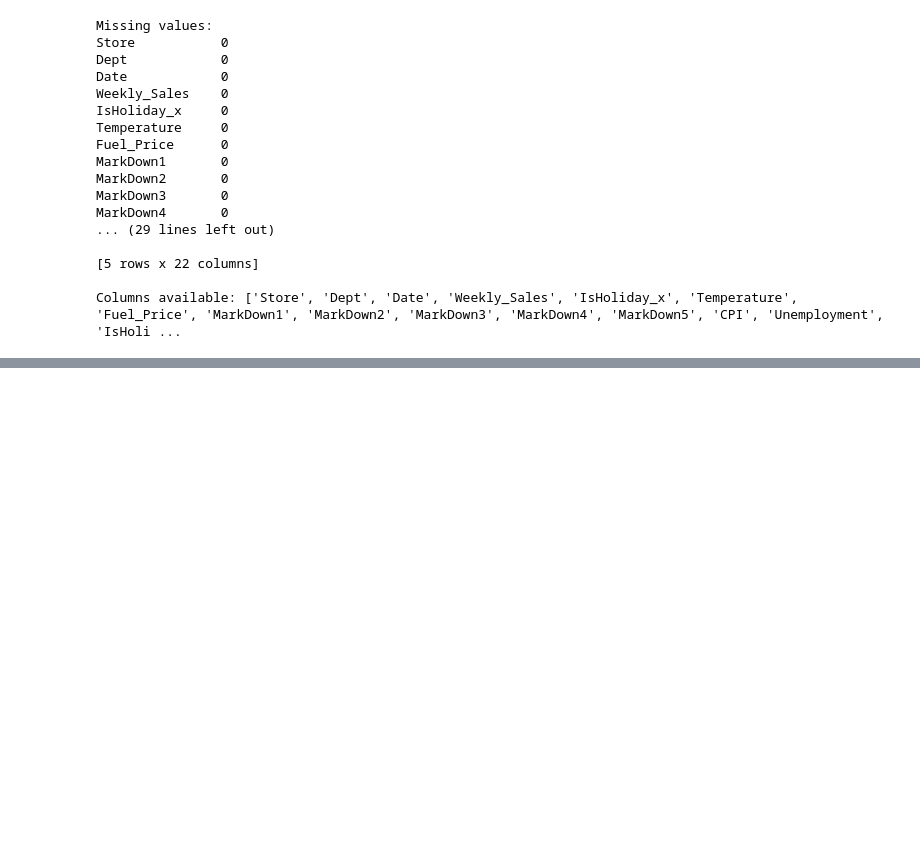
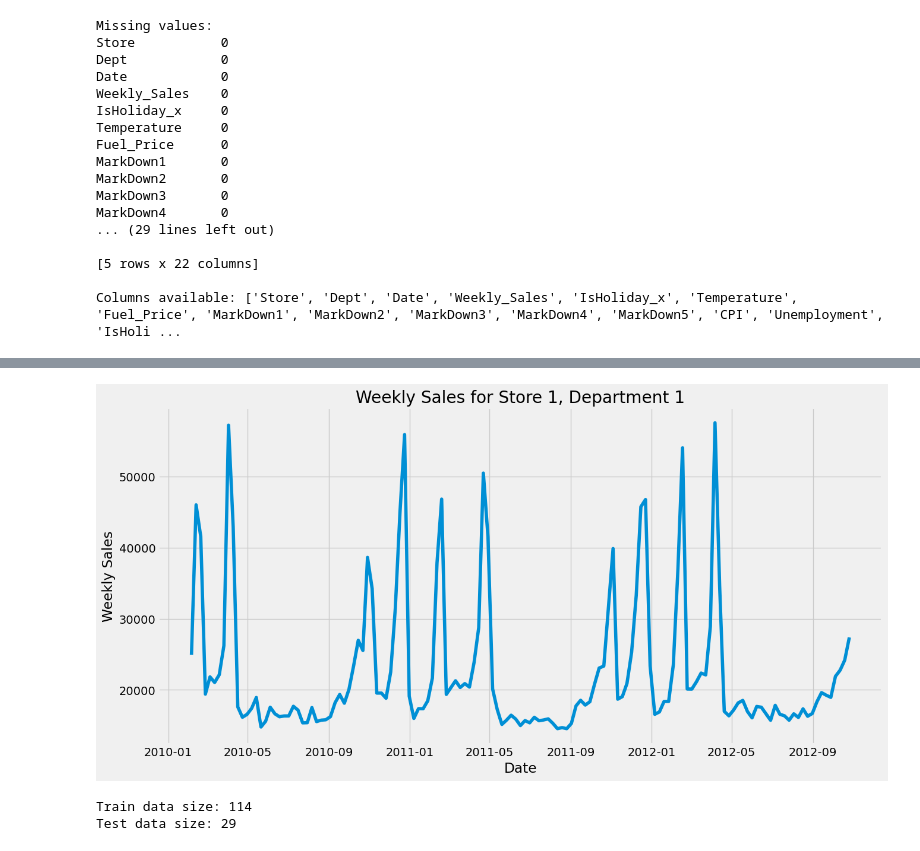
Before and after one commit to MiltonTMuzhanye/Sales_Forecast_Prediction, a Jupyter notebook: Sales_forecast.ipynb, the cells around one changed output, grey strips where cells are left out. Saved outputs shown, nothing was run; the diff lists cells and outputs as text; code cells hidden in the pictures; blank space fills up the shorter version.

```diff
--- a/Sales_forecast.ipynb
+++ b/Sales_forecast.ipynb
@@ -203,0 +199,30 @@ Exploratory Data Analysis...
+# %%
+# sample id for department and store for demonstration
+store_id = 1
+dept_id = 1
+
+store_dept_data = merged_data[(merged_data['Store'] == store_id) & (merged_data['Dept'] == dept_id)]
+store_dept_data = store_dept_data.sort_values('Date')
+
+store_dept_data.set_index('Date', inplace=True)
+
+ts_data = store_dept_data['Weekly_Sales']
+
+plt.figure(figsize=(14, 7))
+plt.plot(ts_data)
+plt.title(f'Weekly Sales for Store {store_id}, Department {dept_id}')
+plt.xlabel('Date')
+plt.ylabel('Weekly Sales')
+plt.grid(True)
+plt.show()
+
+train_size = int(len(ts_data) * 0.8)
+train_data = ts_data[:train_size]
+test_data = ts_data[train_size:]
+
+print(f"Train data size: {len(train_data)}")
+print(f"Test data size: {len(test_data)}")
+# %% [output]
+[figure, added]
+Train data size: 114
+Test data size: 29
```
Also changed, not shown: parts of 3 cells of this notebook.
